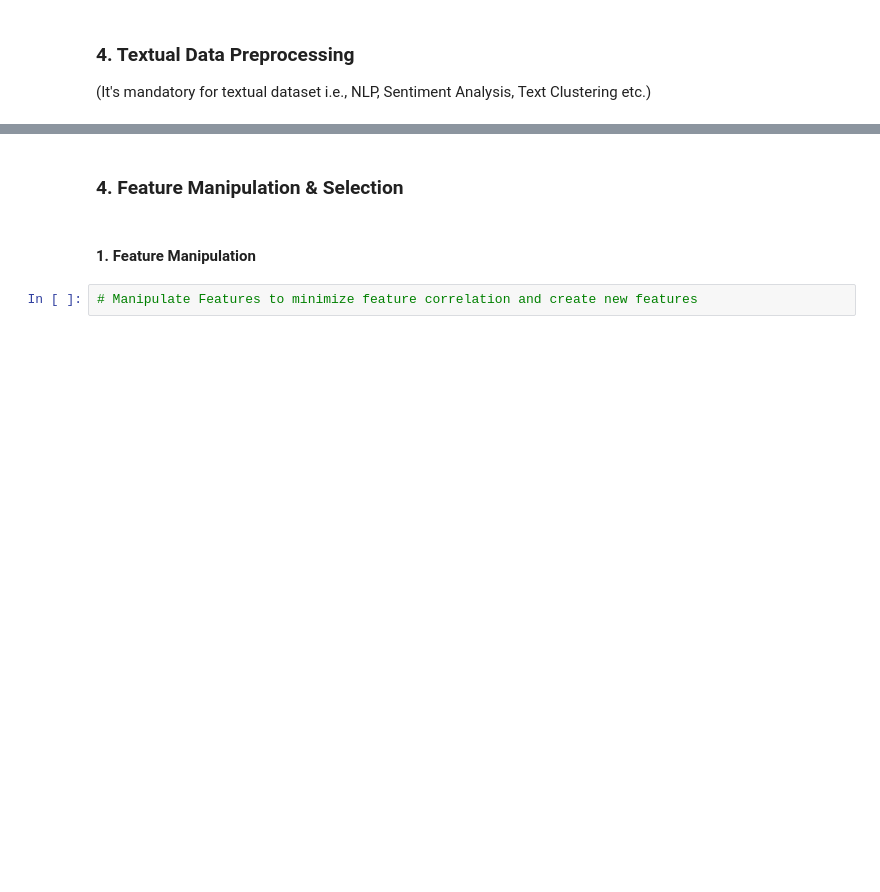
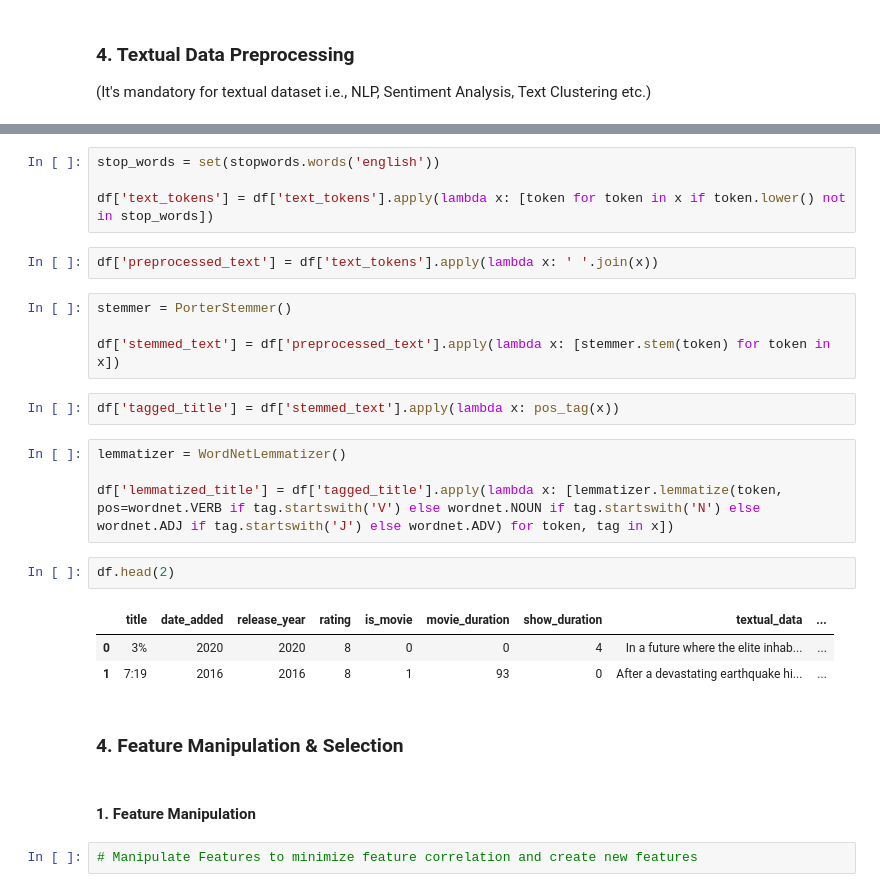
Before and after one commit to dhar9571/Capstone-Project-Unsupervised-ML---Netflix-Dataset, a Jupyter notebook: Capstone_Project_Unsupervised_ML_Netflix_Dataset.ipynb, the cells around one changed output, grey strips where cells are left out. Drawn from its saved outputs; the diff is of its cells as text; blank space fills up the shorter version.

```diff
--- a/Capstone_Project_Unsupervised_ML_Netflix_Dataset.ipynb
+++ b/Capstone_Project_Unsupervised_ML_Netflix_Dataset.ipynb
@@ -935,3 +1164,25 @@ Answer Here.
+# %%
+stop_words = set(stopwords.words('english'))
+
+df['text_tokens'] = df['text_tokens'].apply(lambda x: [token for token in x if token.lower() not in stop_words])
+# %%
+df['preprocessed_text'] = df['text_tokens'].apply(lambda x: ' '.join(x))
+# %%
+stemmer = PorterStemmer()
+
+df['stemmed_text'] = df['preprocessed_text'].apply(lambda x: [stemmer.stem(token) for token in x])
+# %%
+df['tagged_title'] = df['stemmed_text'].apply(lambda x: pos_tag(x))
+# %%
+lemmatizer = WordNetLemmatizer()
+
+df['lemmatized_title'] = df['tagged_title'].apply(lambda x: [lemmatizer.lemmatize(token, pos=wordnet.VERB if tag.startswith('V') else wordnet.NOUN if tag.startswith('N') else wordnet.ADJ if tag.startswith('J') else wordnet.ADV) for token, tag in x])
+# %%
+df.head(2)
+# %% [output]
+|  | title | date_added | release_year | rating | is_movie | movie_duration | show_duration | textual_data | ... |
+| 0 | 3% | 2020 | 2020 | 8 | 0 | 0 | 4 | In a future where the elite inhab... | ... |
+| 1 | 7:19 | 2016 | 2016 | 8 | 1 | 93 | 0 | After a devastating earthquake hi... | ... |
 # %% [markdown]
 ### 4. Feature Manipulation & Selection
 # %% [markdown]
```
Also changed, not shown: parts of 78 cells of this notebook.
